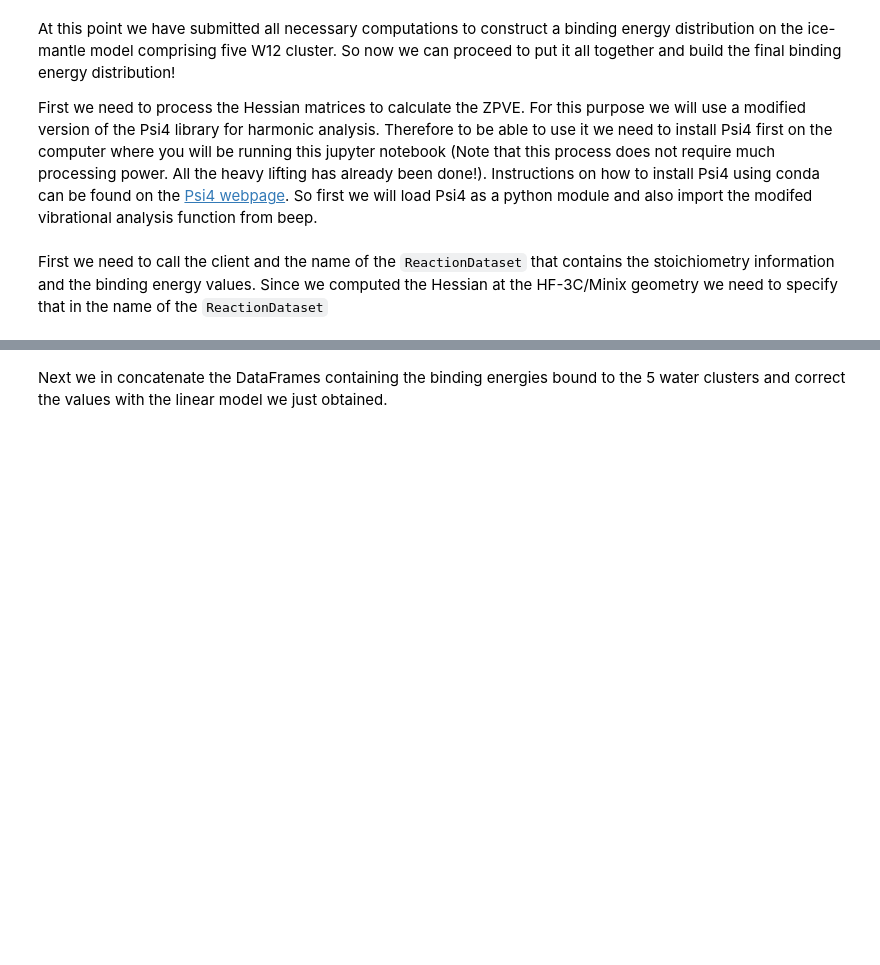
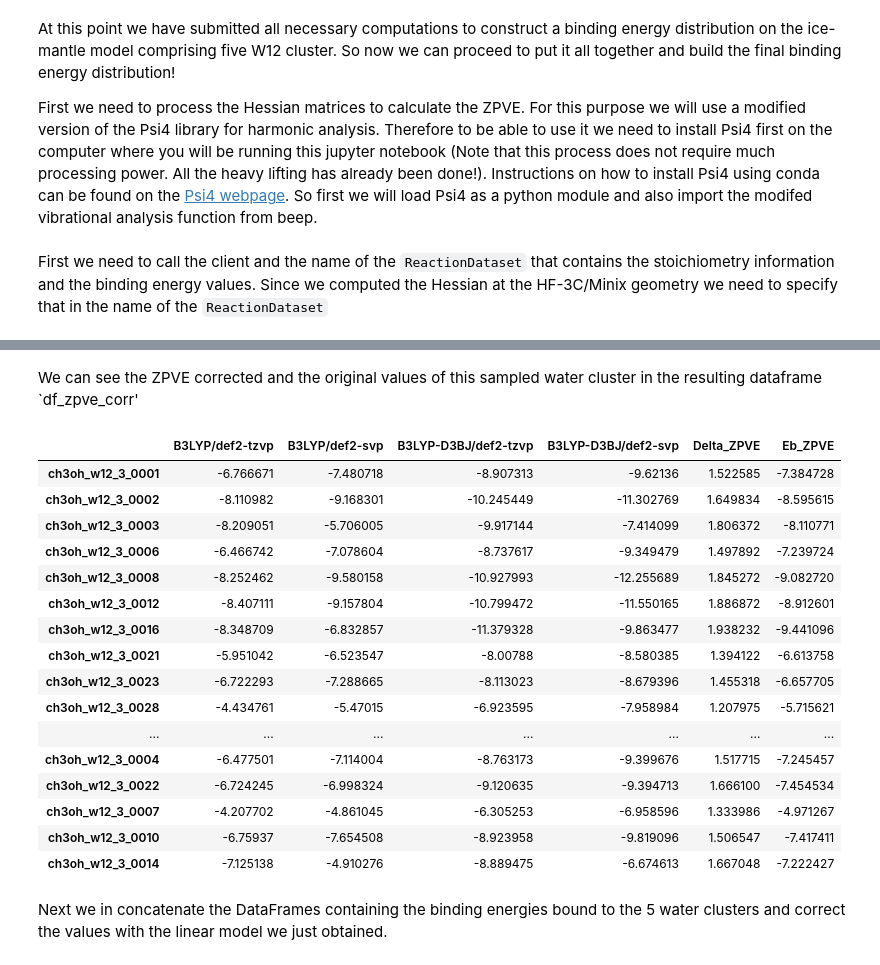
Before and after one commit to QCMM/beep, a Jupyter notebook: tutorial/data_generation/04_Hessian_and_ZPVE.ipynb, the cells around one changed output, grey strips where cells are left out. Cells and saved outputs as stored; diff of their text form; code cells hidden in the pictures; blank space fills up the shorter version.

```diff
--- a/tutorial/data_generation/04_Hessian_and_ZPVE.ipynb
+++ b/tutorial/data_generation/04_Hessian_and_ZPVE.ipynb
@@ -29,3 +47,25 @@ df_zpve_corr, fit_data, fig =  zpve_correction(name_be, be_method, opt_method, c
+# %% [markdown]
+We can see the ZPVE corrected and the original values of this sampled water cluster in the resulting dataframe `df_zpve_corr'
+# %%
+df_zpve_corr
+# %% [output]
+|  | B3LYP/def2-tzvp | B3LYP/def2-svp | B3LYP-D3BJ/def2-tzvp | B3LYP-D3BJ/def2-svp | Delta_ZPVE | Eb_ZPVE |
+| ch3oh_w12_3_0001 | -6.766671 | -7.480718 | -8.907313 | -9.62136 | 1.522585 | -7.384728 |
+| ch3oh_w12_3_0002 | -8.110982 | -9.168301 | -10.245449 | -11.302769 | 1.649834 | -8.595615 |
+| ch3oh_w12_3_0003 | -8.209051 | -5.706005 | -9.917144 | -7.414099 | 1.806372 | -8.110771 |
+| ch3oh_w12_3_0006 | -6.466742 | -7.078604 | -8.737617 | -9.349479 | 1.497892 | -7.239724 |
+| ch3oh_w12_3_0008 | -8.252462 | -9.580158 | -10.927993 | -12.255689 | 1.845272 | -9.082720 |
+| ch3oh_w12_3_0012 | -8.407111 | -9.157804 | -10.799472 | -11.550165 | 1.886872 | -8.912601 |
+| ch3oh_w12_3_0016 | -8.348709 | -6.832857 | -11.379328 | -9.863477 | 1.938232 | -9.441096 |
+| ch3oh_w12_3_0021 | -5.951042 | -6.523547 | -8.00788 | -8.580385 | 1.394122 | -6.613758 |
+| ch3oh_w12_3_0023 | -6.722293 | -7.288665 | -8.113023 | -8.679396 | 1.455318 | -6.657705 |
+| ch3oh_w12_3_0028 | -4.434761 | -5.47015 | -6.923595 | -7.958984 | 1.207975 | -5.715621 |
+| ... | ... | ... | ... | ... | ... | ... |
+| ch3oh_w12_3_0004 | -6.477501 | -7.114004 | -8.763173 | -9.399676 | 1.517715 | -7.245457 |
+| ch3oh_w12_3_0022 | -6.724245 | -6.998324 | -9.120635 | -9.394713 | 1.666100 | -7.454534 |
+| ch3oh_w12_3_0007 | -4.207702 | -4.861045 | -6.305253 | -6.958596 | 1.333986 | -4.971267 |
+| ch3oh_w12_3_0010 | -6.75937 | -7.654508 | -8.923958 | -9.819096 | 1.506547 | -7.417411 |
+| ch3oh_w12_3_0014 | -7.125138 | -4.910276 | -8.889475 | -6.674613 | 1.667048 | -7.222427 |
 # %% [markdown]
 Next we  in concatenate the DataFrames containing the binding energies bound to the 5 water clusters and correct the values with the linear model we just obtained.
 # %%
```
Also changed, not shown: parts of 10 cells of this notebook, 6 other files.
